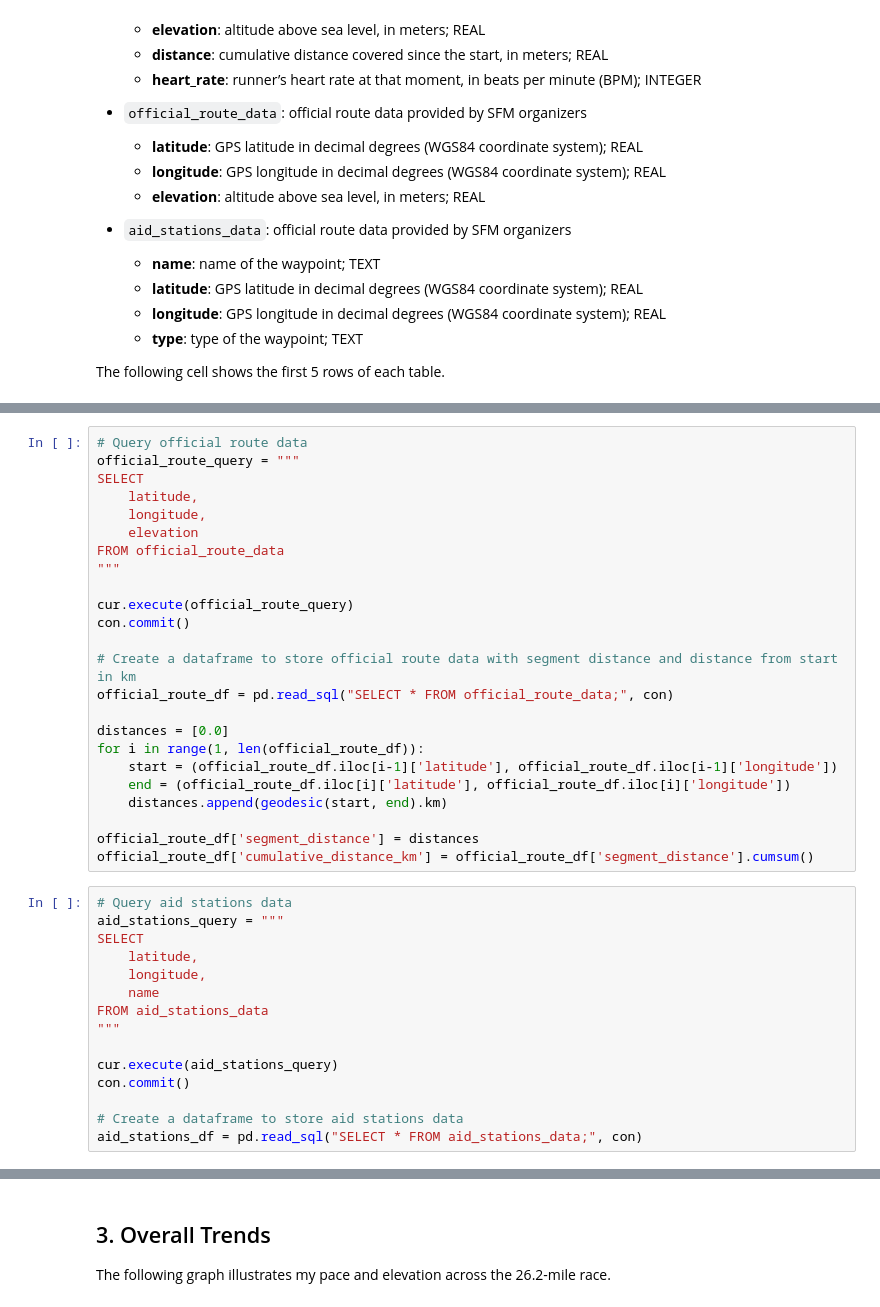
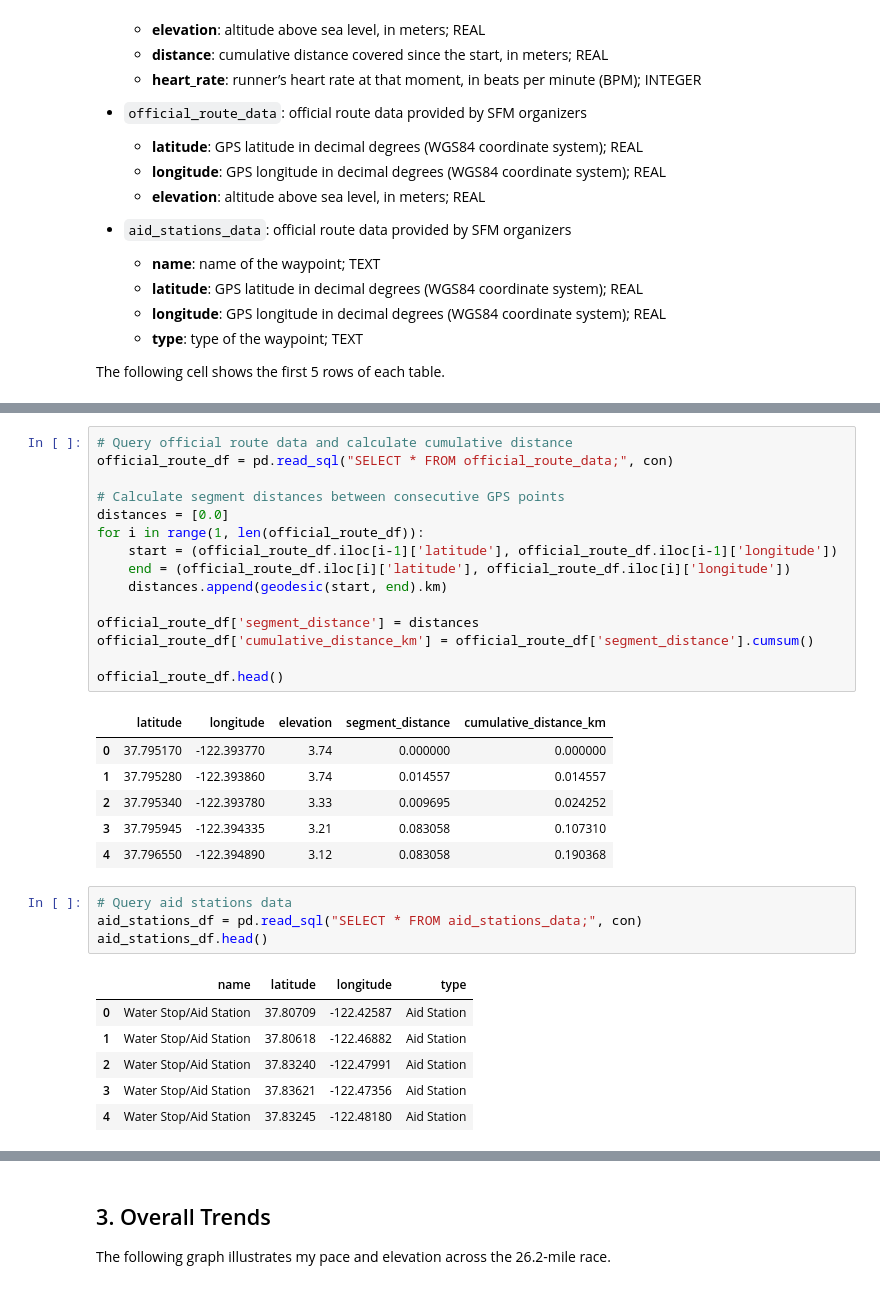
Before and after one commit to SuiseiNakagawa/marathon_data_analysis, a Jupyter notebook: notebooks/marathon_analysis.ipynb, the cells around one changed output, grey strips where cells are left out. Drawn from its saved outputs; the diff is of its cells as text.

```diff
--- a/notebooks/marathon_analysis.ipynb
+++ b/notebooks/marathon_analysis.ipynb
@@ -113,40 +146,34 @@ tcx_df = pd.read_sql("SELECT * FROM processed_view;", con)
 # %%
-# Query official route data
-official_route_query = """
-SELECT
-    latitude,
-    longitude,
-    elevation
-FROM official_route_data
-"""
-
-cur.execute(official_route_query)
-con.commit()
-
-# Create a dataframe to store official route data with segment distance and distance from start in km
+# Query official route data and calculate cumulative distance
 official_route_df = pd.read_sql("SELECT * FROM official_route_data;", con)
 
+# Calculate segment distances between consecutive GPS points
 distances = [0.0]
 for i in range(1, len(official_route_df)):
     start = (official_route_df.iloc[i-1]['latitude'], official_route_df.iloc[i-1]['longitude'])
     end = (official_route_df.iloc[i]['latitude'], official_route_df.iloc[i]['longitude'])
     distances.append(geodesic(start, end).km)
 
 official_route_df['segment_distance'] = distances
 official_route_df['cumulative_distance_km'] = official_route_df['segment_distance'].cumsum()
+
+official_route_df.head()
+# %% [output]
+|  | latitude | longitude | elevation | segment_distance | cumulative_distance_km |
+| 0 | 37.795170 | -122.393770 | 3.74 | 0.000000 | 0.000000 |
+| 1 | 37.795280 | -122.393860 | 3.74 | 0.014557 | 0.014557 |
+| 2 | 37.795340 | -122.393780 | 3.33 | 0.009695 | 0.024252 |
+| 3 | 37.795945 | -122.394335 | 3.21 | 0.083058 | 0.107310 |
+| 4 | 37.796550 | -122.394890 | 3.12 | 0.083058 | 0.190368 |
 # %%
 # Query aid stations data
-aid_stations_query = """
-SELECT
-    latitude,
-    longitude,
-    name
-FROM aid_stations_data
-"""
-
-cur.execute(aid_stations_query)
-con.commit()
-
-# Create a dataframe to store aid stations data
 aid_stations_df = pd.read_sql("SELECT * FROM aid_stations_data;", con)
+aid_stations_df.head()
+# %% [output]
+|  | name | latitude | longitude | type |
+| 0 | Water Stop/Aid Station | 37.80709 | -122.42587 | Aid Station |
+| 1 | Water Stop/Aid Station | 37.80618 | -122.46882 | Aid Station |
+| 2 | Water Stop/Aid Station | 37.83240 | -122.47991 | Aid Station |
+| 3 | Water Stop/Aid Station | 37.83621 | -122.47356 | Aid Station |
+| 4 | Water Stop/Aid Station | 37.83245 | -122.48180 | Aid Station |
 # %%
```
Also changed, not shown: parts of 9 cells of this notebook, 2 other files.
